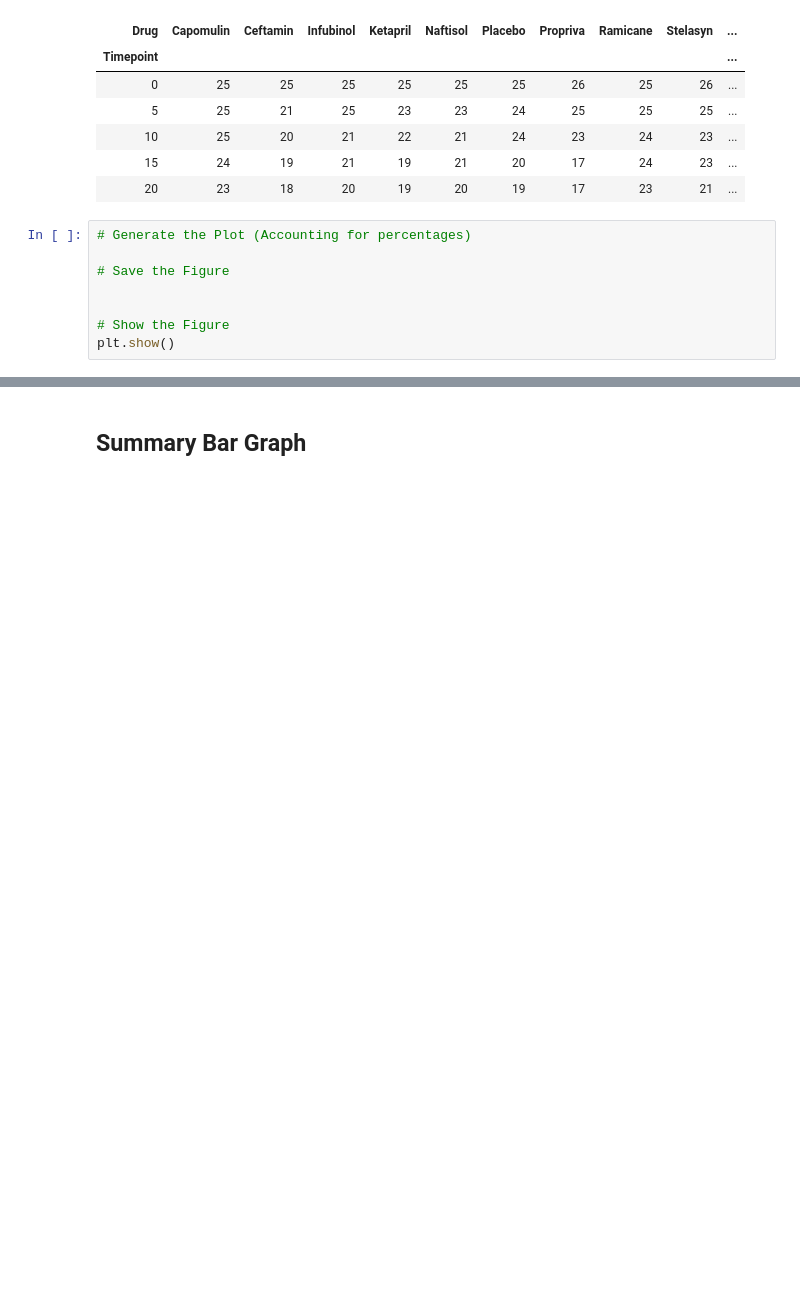
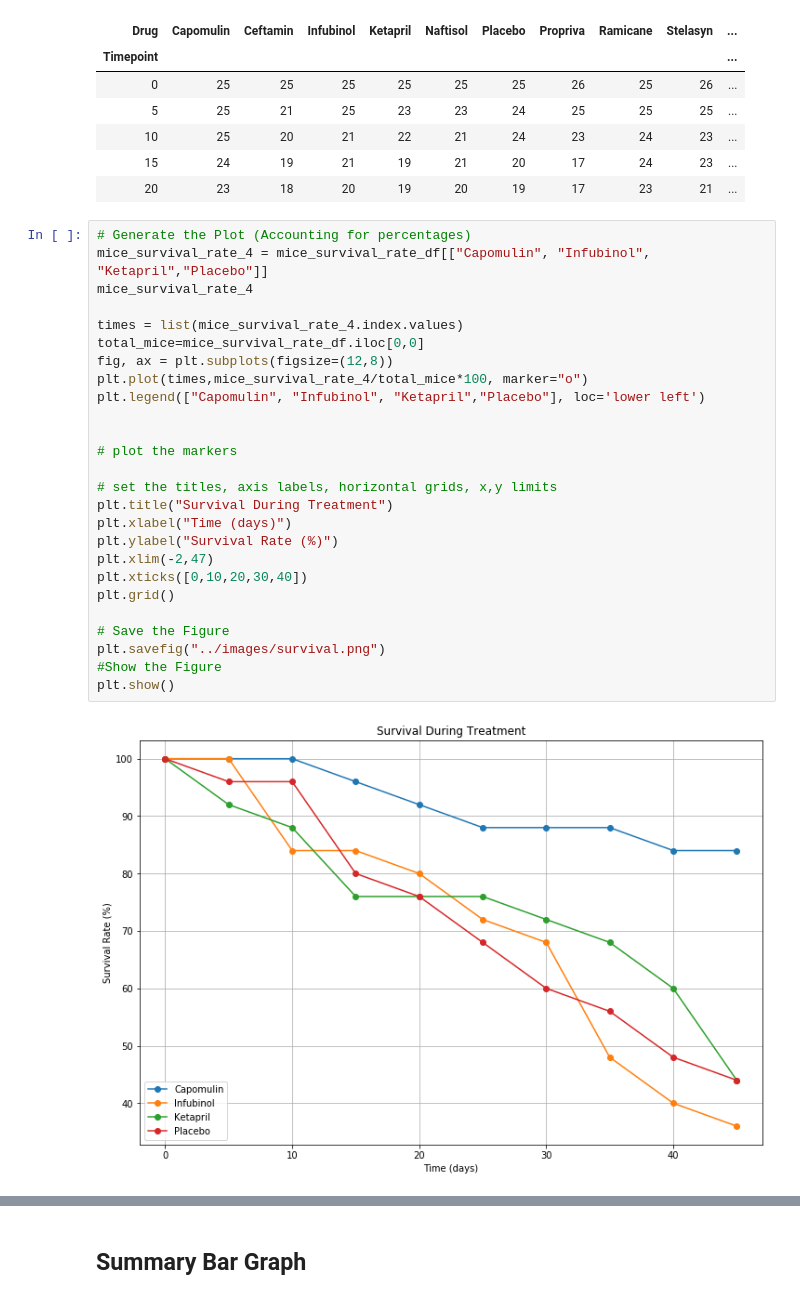
Before and after one commit to esnaaf1/matplotlib-challenge, a Jupyter notebook: Pymaceuticals/pymaceuticals_solution.ipynb, the cells around one changed output, grey strips where cells are left out. Cells and saved outputs as stored; diff of their text form; blank space fills up the shorter version.

```diff
--- a/Pymaceuticals/pymaceuticals_solution.ipynb
+++ b/Pymaceuticals/pymaceuticals_solution.ipynb
@@ -201,14 +248,34 @@ mice_survival_rate_df.head()
 | 10 | 25 | 20 | 21 | 22 | 21 | 24 | 23 | 24 | 23 | ... |
 | 15 | 24 | 19 | 21 | 19 | 21 | 20 | 17 | 24 | 23 | ... |
 | 20 | 23 | 18 | 20 | 19 | 20 | 19 | 17 | 23 | 21 | ... |
-# %%
-# Generate the Plot (Accounting for percentages)
-
-# Save the Figure
-
-
-# Show the Figure
-plt.show()
+# %%
+# Generate the Plot (Accounting for percentages)
+mice_survival_rate_4 = mice_survival_rate_df[["Capomulin", "Infubinol", "Ketapril","Placebo"]]
+mice_survival_rate_4
+
+times = list(mice_survival_rate_4.index.values)
+total_mice=mice_survival_rate_df.iloc[0,0]
+fig, ax = plt.subplots(figsize=(12,8))
+plt.plot(times,mice_survival_rate_4/total_mice*100, marker="o")
+plt.legend(["Capomulin", "Infubinol", "Ketapril","Placebo"], loc='lower left')
+
+
+# plot the markers
+
+# set the titles, axis labels, horizontal grids, x,y limits
+plt.title("Survival During Treatment")
+plt.xlabel("Time (days)")
+plt.ylabel("Survival Rate (%)")
+plt.xlim(-2,47)
+plt.xticks([0,10,20,30,40])
+plt.grid()
+
+# Save the Figure
+plt.savefig("../images/survival.png")
+#Show the Figure
+plt.show()
+# %% [output]
+[figure, added]
 # %% [markdown]
 ![Metastatic Spread During Treatment](../Images/survival.png)
 # %% [markdown]
```
Also changed, not shown: parts of 8 cells of this notebook, 6 other files.
